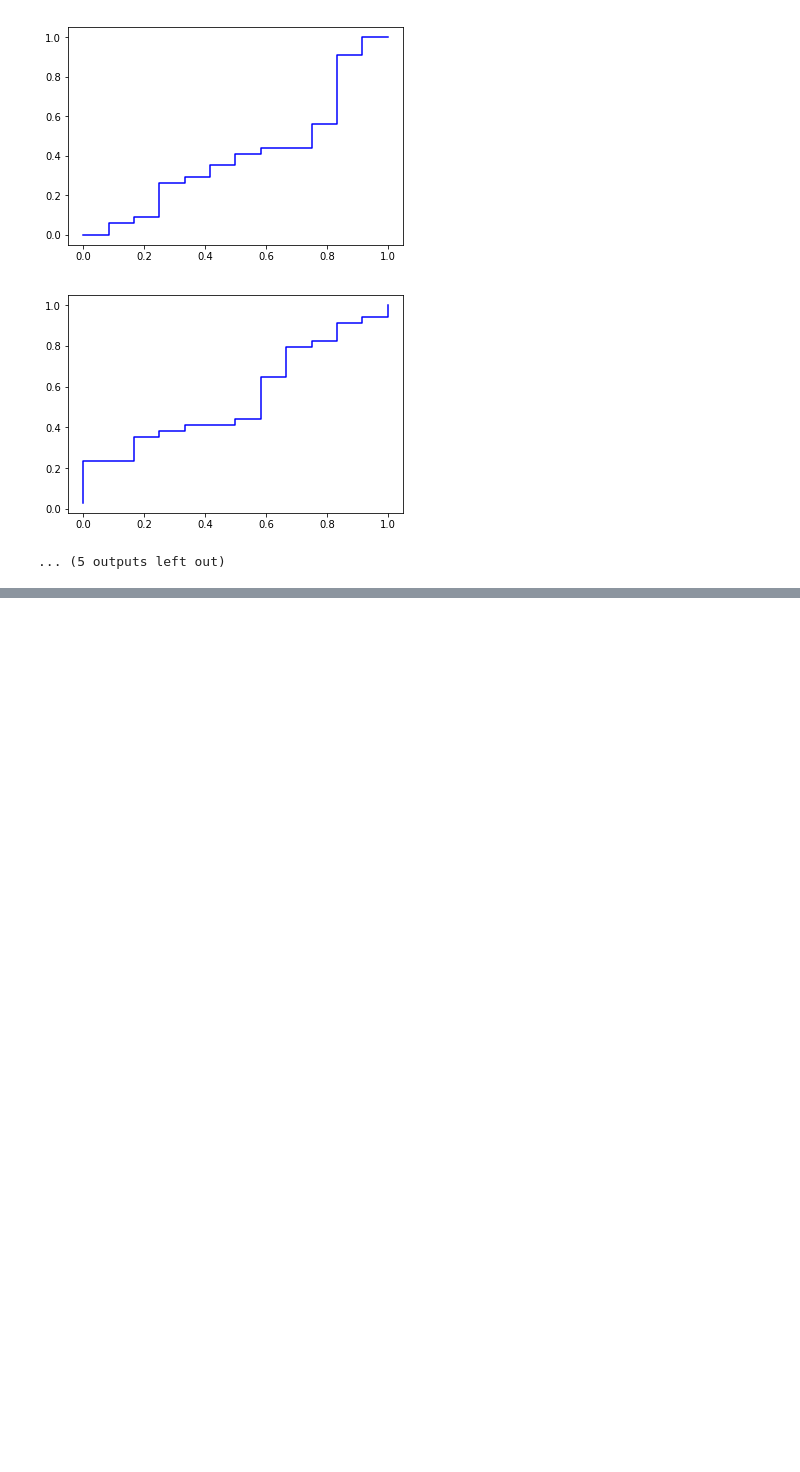
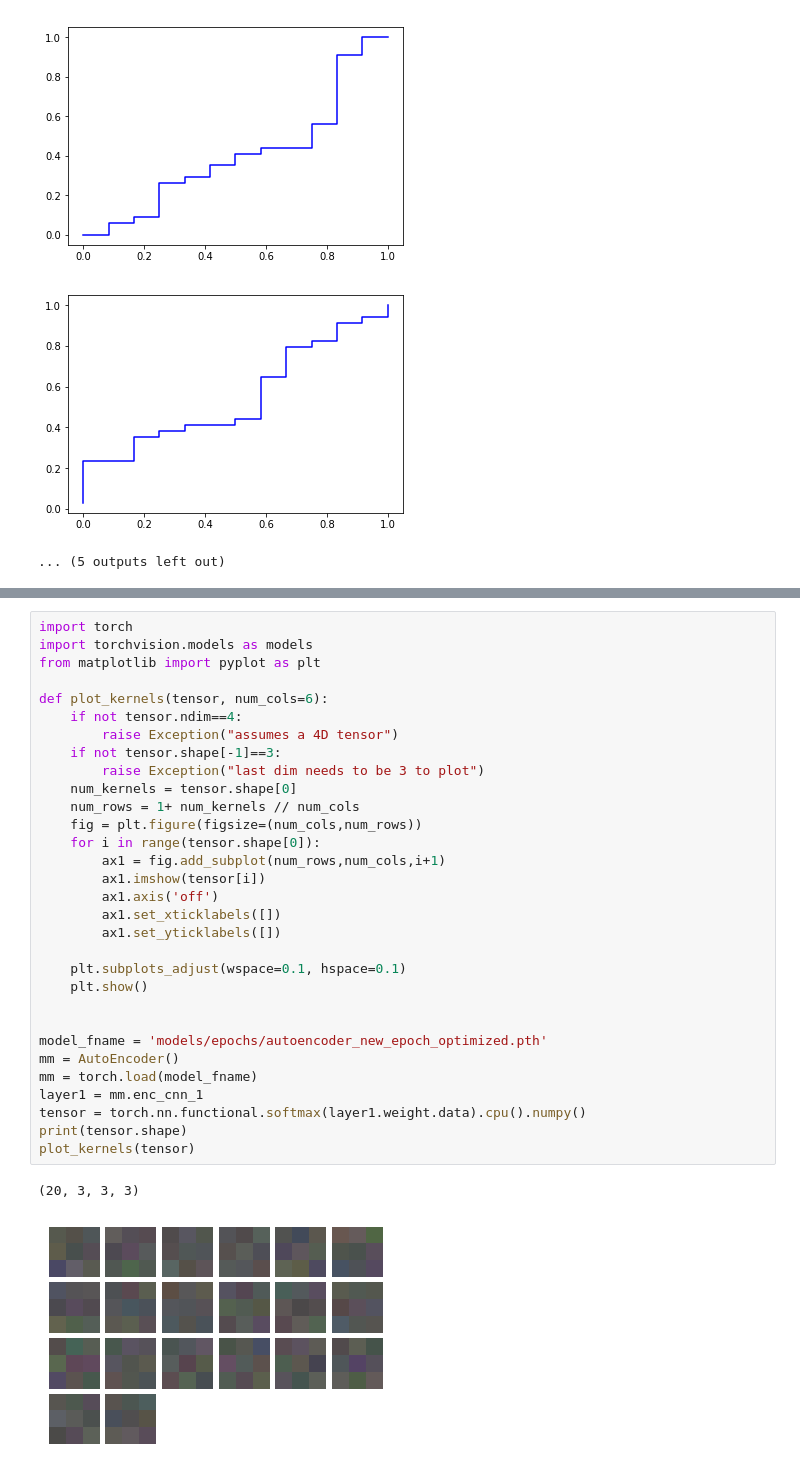
Before and after one commit to swetharevanur/cs231n-final-project, a Jupyter notebook: src/pipeline.ipynb, the cells around one changed output, grey strips where cells are left out. Cells and saved outputs as stored; diff of their text form; blank space fills up the shorter version.

```diff
--- a/src/pipeline.ipynb
+++ b/src/pipeline.ipynb
@@ -429,0 +490,34 @@ show_saliency_maps(X, y)
+# %%
+import torch
+import torchvision.models as models
+from matplotlib import pyplot as plt
+
+def plot_kernels(tensor, num_cols=6):
+    if not tensor.ndim==4:
+        raise Exception("assumes a 4D tensor")
+    if not tensor.shape[-1]==3:
+        raise Exception("last dim needs to be 3 to plot")
+    num_kernels = tensor.shape[0]
+    num_rows = 1+ num_kernels // num_cols
+    fig = plt.figure(figsize=(num_cols,num_rows))
+    for i in range(tensor.shape[0]):
+        ax1 = fig.add_subplot(num_rows,num_cols,i+1)
+        ax1.imshow(tensor[i])
+        ax1.axis('off')
+        ax1.set_xticklabels([])
+        ax1.set_yticklabels([])
+
+    plt.subplots_adjust(wspace=0.1, hspace=0.1)
+    plt.show()
+
+
+model_fname = 'models/epochs/autoencoder_new_epoch_optimized.pth'
+mm = AutoEncoder()
+mm = torch.load(model_fname)
+layer1 = mm.enc_cnn_1
+tensor = torch.nn.functional.softmax(layer1.weight.data).cpu().numpy()
+print(tensor.shape)
+plot_kernels(tensor)
+# %% [output]
+(20, 3, 3, 3)
+[figure, added]
```
Also changed, not shown: parts of 4 cells of this notebook, 1 other file.
